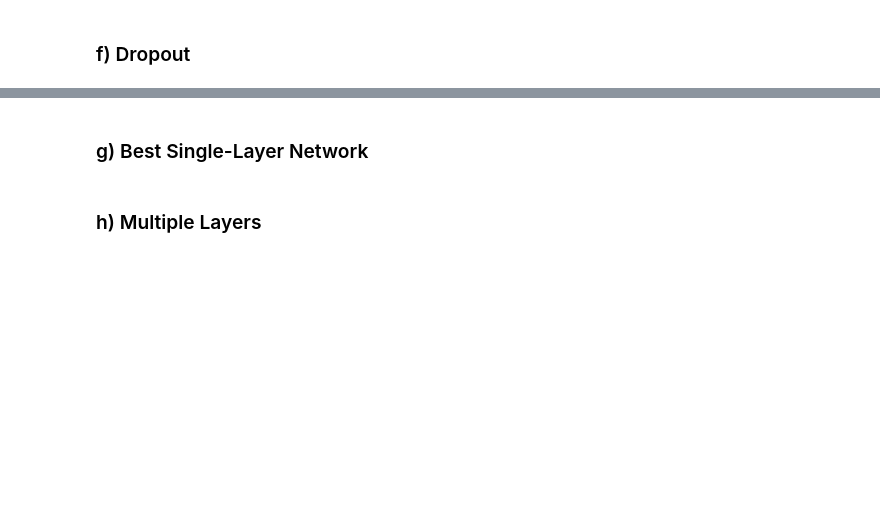
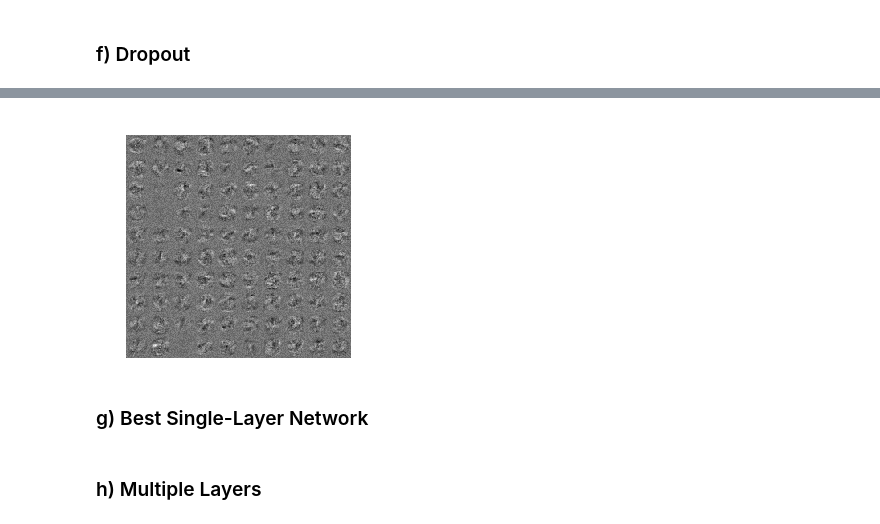
Before and after one commit to sjobeek/deeplearning_cmu, a Jupyter notebook: hw1_backprop/hw1_code_submission.ipynb, the cells around one changed output, grey strips where cells are left out. Saved outputs shown, nothing was run; the diff lists cells and outputs as text; code cells hidden in the pictures; blank space fills up the shorter version.

```diff
--- a/hw1_backprop/hw1_code_submission.ipynb
+++ b/hw1_backprop/hw1_code_submission.ipynb
@@ -123,0 +155,4 @@ results_hidden = nnbp.train_singlelayer(epochs=20, rate = 0.01, momentum = 0.5,
+# %%
+fig = nnbp.plot_100(dropout_result['W1'])
+# %% [output]
+[figure, added]
```
Also changed, not shown: parts of 17 cells of this notebook, 11 other files.
